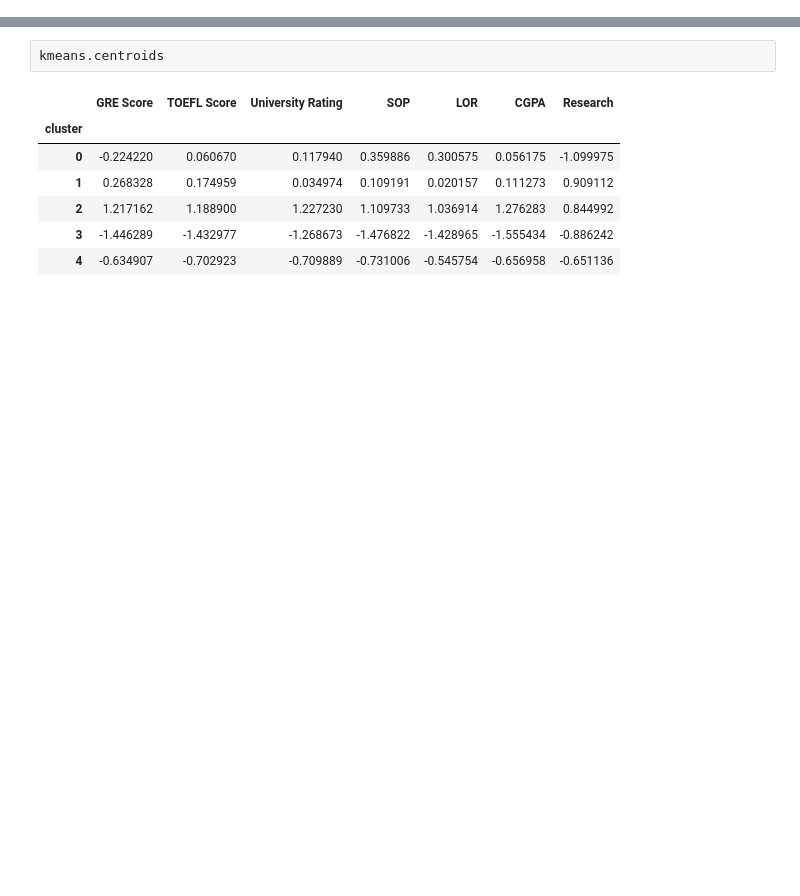
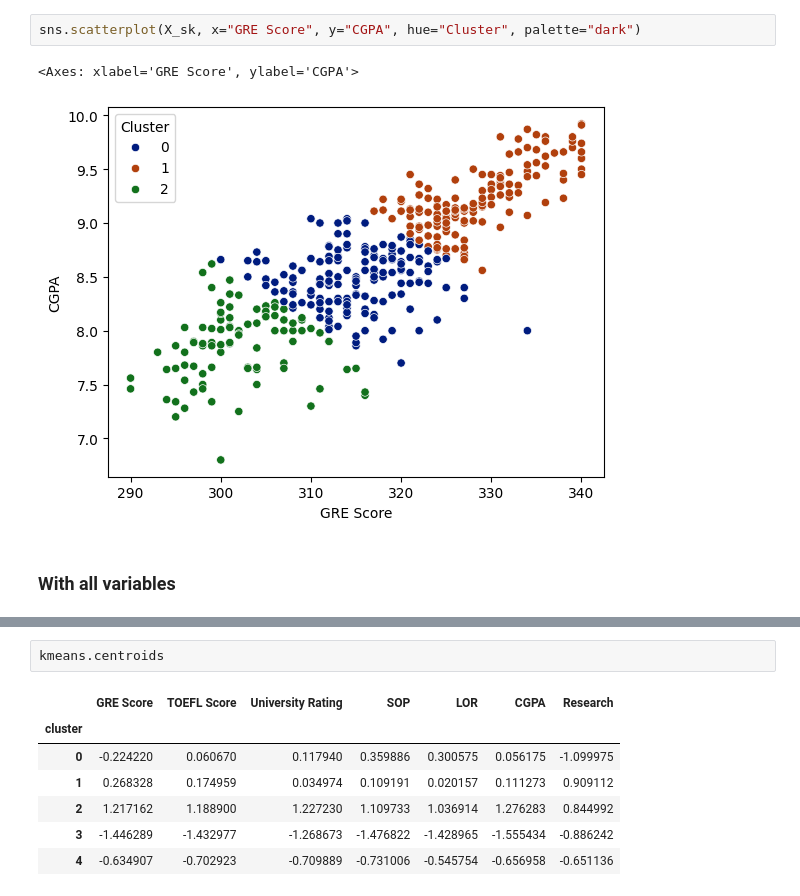
Before and after one commit to Samirnunes/ml-algorithms-from-scratch, a Jupyter notebook: k_means/src/test.ipynb, the cells around one changed output, grey strips where cells are left out. Saved outputs shown, nothing was run; the diff lists cells and outputs as text; blank space fills up the shorter version.

```diff
--- a/k_means/src/test.ipynb
+++ b/k_means/src/test.ipynb
@@ -14,2 +57,9 @@ X = pd.DataFrame(scaler.fit_transform(X), columns=X.columns, index=X.index)
+# %%
+sns.scatterplot(X_sk, x="GRE Score", y="CGPA", hue="Cluster", palette="dark")
+# %% [output]
+<Axes: xlabel='GRE Score', ylabel='CGPA'>
+[figure, added]
+# %% [markdown]
+### With all variables
 # %%
 kmeans = KMeans(k=5, max_iter=100, tol=1e-4, random_state=0)
```
Also changed, not shown: parts of 12 cells of this notebook.
